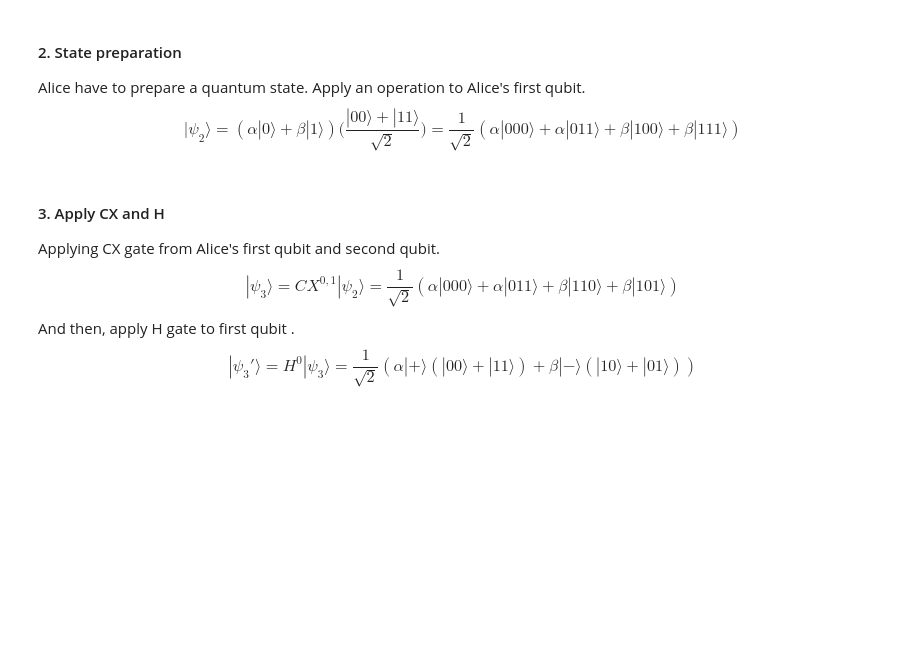
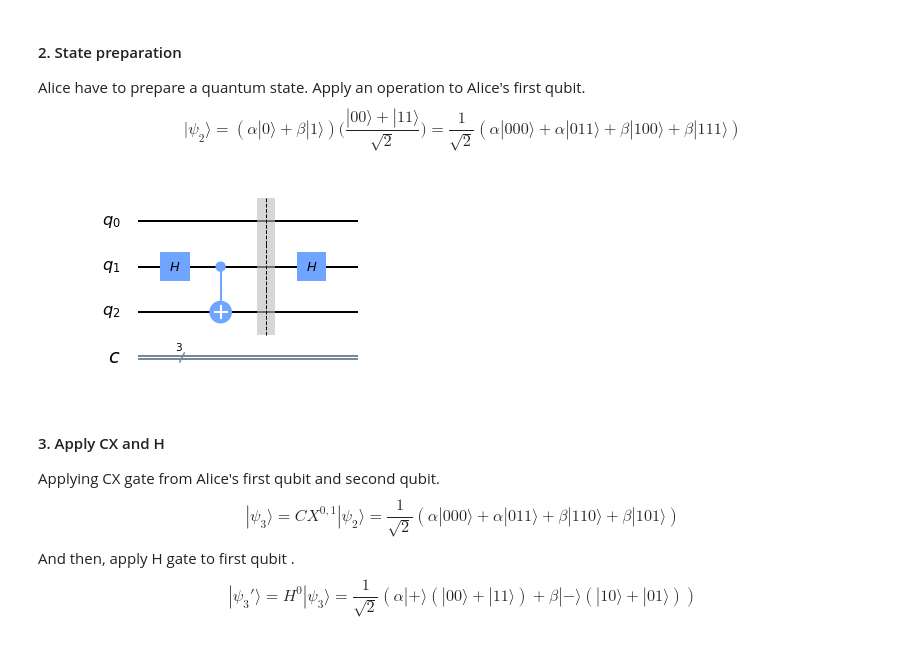
Before and after one commit to Chibikuri/Assignment, a Jupyter notebook: 3.teleportation/Notebook.ipynb, the cells around one changed output. Cells and saved outputs as stored; diff of their text form; code cells hidden in the pictures; blank space fills up the shorter version.

```diff
--- a/3.teleportation/Notebook.ipynb
+++ b/3.teleportation/Notebook.ipynb
@@ -25,6 +41,12 @@ $$|\psi_1\rangle=|0\rangle\bigg(\frac{|00\rangle+|11\rangle}{\sqrt{2}}\bigg)$$
 #### 2.  State preparation
 Alice have to prepare a quantum state.  Apply an operation to Alice's first qubit.
 $$|\psi_2\rangle=(\alpha|0\rangle + \beta|1\rangle)\bigg(\frac{|00\rangle+|11\rangle}{\sqrt{2}}\bigg) = \frac{1}{\sqrt{2}}(\alpha|000\rangle + \alpha|011\rangle+\beta|100\rangle + \beta|111\rangle)$$
+# %%
+qc.barrier()
+qc.h(1)
+display(qc.draw(output = 'mpl'))
+# %% [output]
+[figure, added]
 # %% [markdown]
 #### 3. Apply CX and H
 Applying CX gate from Alice's first qubit and second qubit.
```
Also changed, not shown: parts of 5 cells of this notebook.
